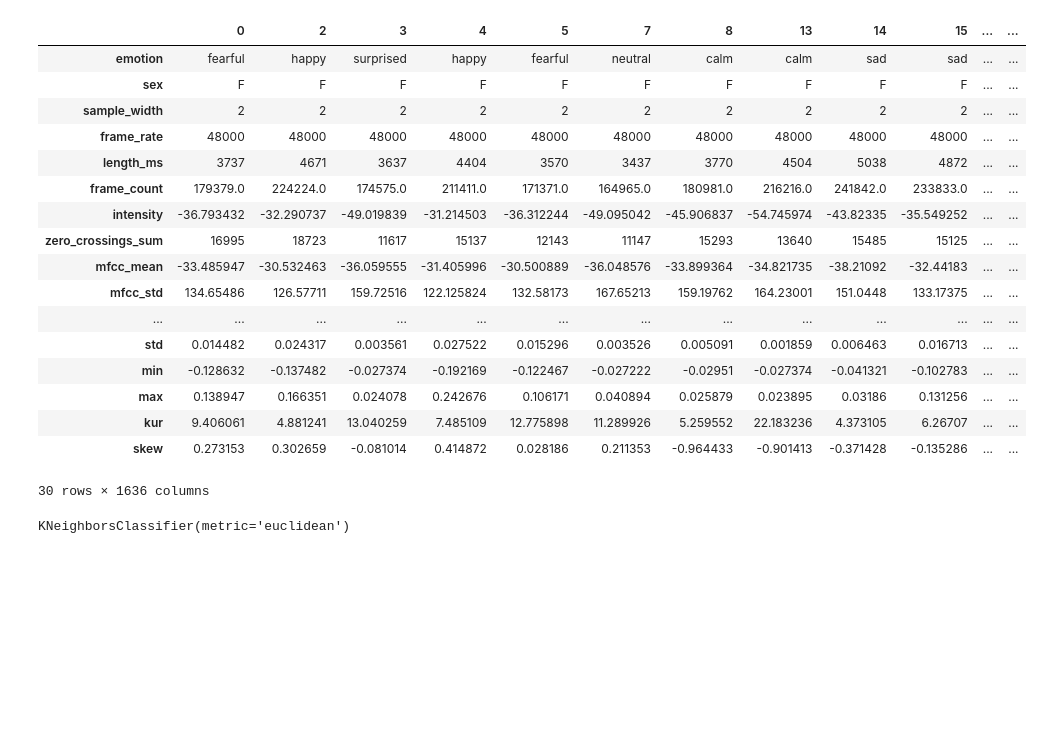
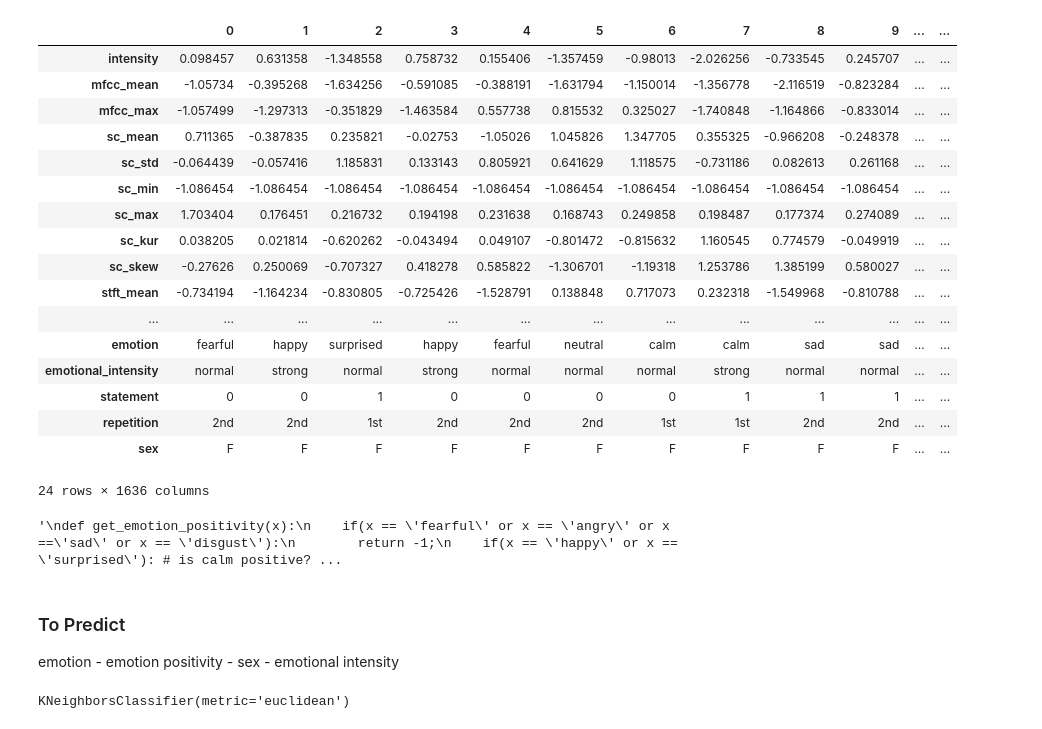
Before and after one commit to Claudio-95/DM22-23, a Jupyter notebook: Project_2nd_Napo.ipynb, the cells around one changed output. Cells and saved outputs as stored; diff of their text form; code cells hidden in the pictures; blank space fills up the shorter version.

```diff
--- a/Project_2nd_Napo.ipynb
+++ b/Project_2nd_Napo.ipynb
@@ -27,23 +27,42 @@ df = pd.read_csv("ravdess_features.csv")
+# %%
+df = pd.read_csv("df_prepared.csv")
 # %%
-df_num = df.drop(columns = ["modality", "vocal_channel", "emotional_intensity", "statement", "repetition", "actor", "channels", "frame_width"]).dropna()
-df_num.T
+df = df.drop(columns = ["actor", "channels", "frame_width"])
+df = df.drop(columns = ["Unnamed: 0"])
+df.T
 # %% [output]
-|  | 0 | 2 | 3 | 4 | 5 | 7 | 8 | 13 | 14 | 15 | ... | ... |
+|  | 0 | 1 | 2 | 3 | 4 | 5 | 6 | 7 | 8 | 9 | ... | ... |
+| intensity | 0.098457 | 0.631358 | -1.348558 | 0.758732 | 0.155406 | -1.357459 | -0.98013 | -2.026256 | -0.733545 | 0.245707 | ... | ... |
+| mfcc_mean | -1.05734 | -0.395268 | -1.634256 | -0.591085 | -0.388191 | -1.631794 | -1.150014 | -1.356778 | -2.116519 | -0.823284 | ... | ... |
+| mfcc_max | -1.057499 | -1.297313 | -0.351829 | -1.463584 | 0.557738 | 0.815532 | 0.325027 | -1.740848 | -1.164866 | -0.833014 | ... | ... |
+| sc_mean | 0.711365 | -0.387835 | 0.235821 | -0.02753 | -1.05026 | 1.045826 | 1.347705 | 0.355325 | -0.966208 | -0.248378 | ... | ... |
+| sc_std | -0.064439 | -0.057416 | 1.185831 | 0.133143 | 0.805921 | 0.641629 | 1.118575 | -0.731186 | 0.082613 | 0.261168 | ... | ... |
+| sc_min | -1.086454 | -1.086454 | -1.086454 | -1.086454 | -1.086454 | -1.086454 | -1.086454 | -1.086454 | -1.086454 | -1.086454 | ... | ... |
+| sc_max | 1.703404 | 0.176451 | 0.216732 | 0.194198 | 0.231638 | 0.168743 | 0.249858 | 0.198487 | 0.177374 | 0.274089 | ... | ... |
+| sc_kur | 0.038205 | 0.021814 | -0.620262 | -0.043494 | 0.049107 | -0.801472 | -0.815632 | 1.160545 | 0.774579 | -0.049919 | ... | ... |
+| sc_skew | -0.27626 | 0.250069 | -0.707327 | 0.418278 | 0.585822 | -1.306701 | -1.19318 | 1.253786 | 1.385199 | 0.580027 | ... | ... |
+| stft_mean | -0.734194 | -1.164234 | -0.830805 | -0.725426 | -1.528791 | 0.138848 | 0.717073 | 0.232318 | -1.549968 | -0.810788 | ... | ... |
+| ... | ... | ... | ... | ... | ... | ... | ... | ... | ... | ... | ... | ... |
 | emotion | fearful | happy | surprised | happy | fearful | neutral | calm | calm | sad | sad | ... | ... |
+| emotional_intensity | normal | strong | normal | strong | normal | normal | normal | strong | normal | normal | ... | ... |
+| statement | 0 | 0 | 1 | 0 | 0 | 0 | 0 | 1 | 1 | 1 | ... | ... |
+| repetition | 2nd | 2nd | 1st | 2nd | 2nd | 2nd | 1st | 1st | 2nd | 2nd | ... | ... |
 | sex | F | F | F | F | F | F | F | F | F | F | ... | ... |
-| sample_width | 2 | 2 | 2 | 2 | 2 | 2 | 2 | 2 | 2 | 2 | ... | ... |
-| frame_rate | 48000 | 48000 | 48000 | 48000 | 48000 | 48000 | 48000 | 48000 | 48000 | 48000 | ... | ... |
-| length_ms | 3737 | 4671 | 3637 | 4404 | 3570 | 3437 | 3770 | 4504 | 5038 | 4872 | ... | ... |
-| frame_count | 179379.0 | 224224.0 | 174575.0 | 211411.0 | 171371.0 | 164965.0 | 180981.0 | 216216.0 | 241842.0 | 233833.0 | ... | ... |
-| intensity | -36.793432 | -32.290737 | -49.019839 | -31.214503 | -36.312244 | -49.095042 | -45.906837 | -54.745974 | -43.82335 | -35.549252 | ... | ... |
-| zero_crossings_sum | 16995 | 18723 | 11617 | 15137 | 12143 | 11147 | 15293 | 13640 | 15485 | 15125 | ... | ... |
-| mfcc_mean | -33.485947 | -30.532463 | -36.059555 | -31.405996 | -30.500889 | -36.048576 | -33.899364 | -34.821735 | -38.21092 | -32.44183 | ... | ... |
-| mfcc_std | 134.65486 | 126.57711 | 159.72516 | 122.125824 | 132.58173 | 167.65213 | 159.19762 | 164.23001 | 151.0448 | 133.17375 | ... | ... |
-| ... | ... | ... | ... | ... | ... | ... | ... | ... | ... | ... | ... | ... |
-| std | 0.014482 | 0.024317 | 0.003561 | 0.027522 | 0.015296 | 0.003526 | 0.005091 | 0.001859 | 0.006463 | 0.016713 | ... | ... |
-| min | -0.128632 | -0.137482 | -0.027374 | -0.192169 | -0.122467 | -0.027222 | -0.02951 | -0.027374 | -0.041321 | -0.102783 | ... | ... |
-| max | 0.138947 | 0.166351 | 0.024078 | 0.242676 | 0.106171 | 0.040894 | 0.025879 | 0.023895 | 0.03186 | 0.131256 | ... | ... |
-| kur | 9.406061 | 4.881241 | 13.040259 | 7.485109 | 12.775898 | 11.289926 | 5.259552 | 22.183236 | 4.373105 | 6.26707 | ... | ... |
-| skew | 0.273153 | 0.302659 | -0.081014 | 0.414872 | 0.028186 | 0.211353 | -0.964433 | -0.901413 | -0.371428 | -0.135286 | ... | ... |
-30 rows × 1636 columns
+24 rows × 1636 columns
+# %%
+'''
+def get_emotion_positivity(x):
+    if(x == 'fearful' or x == 'angry' or x =='sad' or x == 'disgust'):
+        return -1;
+    if(x == 'happy' or x == 'surprised'): # is calm positive?
+        return 1;
+    return 0;
+
+df["emotion_positivity"] = df["emotion"].map(get_emotion_positivity)
+'''
+# %% [output]
+'\ndef get_emotion_positivity(x):\n    if(x == \'fearful\' or x == \'angry\' or x ==\'sad\' or x == \'disgust\'):\n        return -1;\n    if(x == \'happy\' or x == \'surprised\'): # is calm positive? ...
+# %% [markdown]
+### To Predict
+emotion - emotion positivity - sex - emotional intensity
 # %%
```
Also changed, not shown: parts of 12 cells of this notebook, 22 other files.
